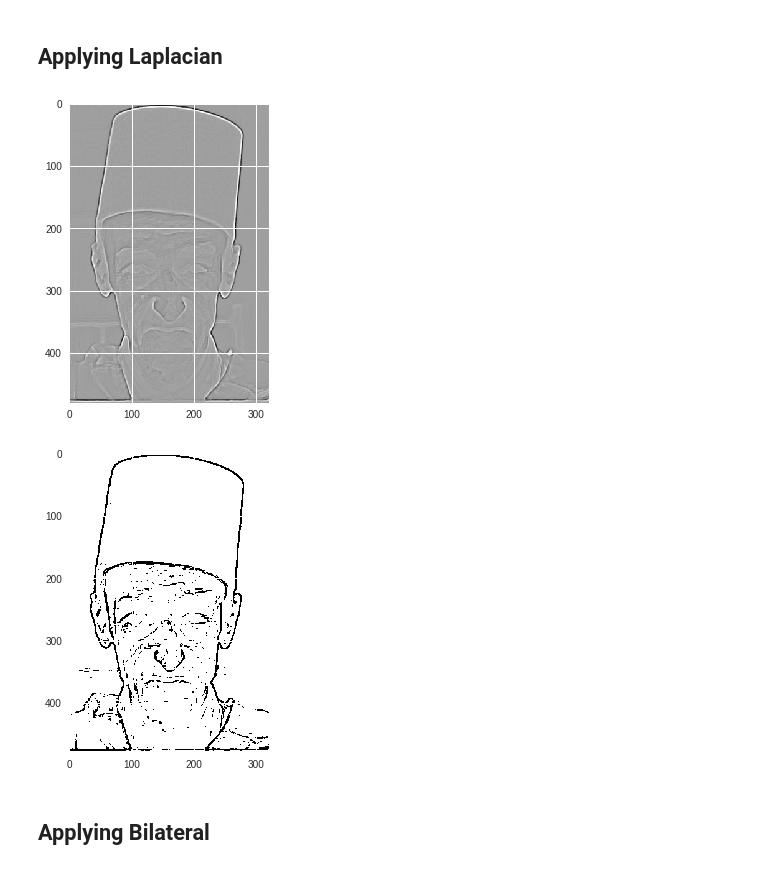
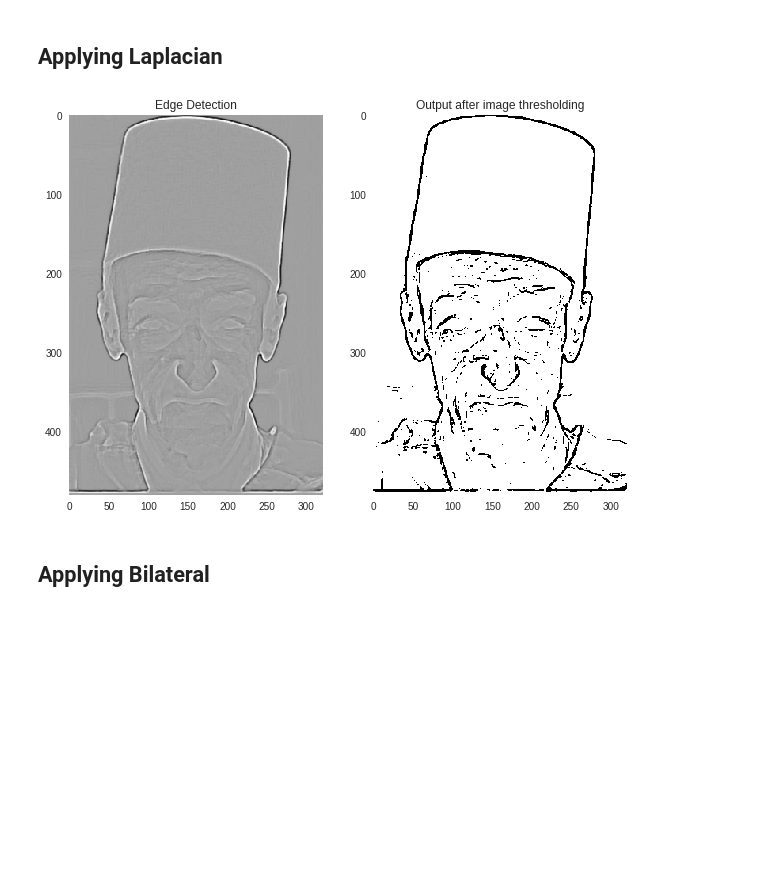
Before and after one commit to FNSYacoub/Cartoonify-Images, a Jupyter notebook: Cartoonify_Images.ipynb, the cells around one changed output. Saved outputs shown, nothing was run; the diff lists cells and outputs as text; code cells hidden in the pictures; blank space fills up the shorter version.

```diff
--- a/Cartoonify_Images.ipynb
+++ b/Cartoonify_Images.ipynb
@@ -49,3 +49,5 @@ Archive:  /content/img.zip
+# %%
+plt.rcParams["axes.grid"] = False
 # %% [markdown]
 ## Loading Images
 # %%
@@ -79,17 +86,19 @@ plt.show(True)
 # %%
 # applying laplacian filter with kernel size = 5
 laplacian = cv2.Laplacian(median,ddepth = cv2.CV_64F,ksize = 5,scale = 1,delta = 1)
-plt.imshow(laplacian)
-plt.show(True)
-
 #binary threshold black < 125 and white >= 125
 ret,after_threshold = cv2.threshold(laplacian,125,255,cv2.THRESH_BINARY)
 # after_threshold = cv2.adaptiveThreshold(laplacian, 255, cv2.ADAPTIVE_THRESH_GAUSSIAN_C, cv2.THRESH_BINARY, 125, 1)
+plt.figure(figsize=(10,10))
+subplot(1,2,1)
+title('Edge Detection')
+plt.imshow(laplacian)
+subplot(1,2,2)
+title('Output after image thresholding')
 plt.imshow(after_threshold)
-plt.show(True)
+show()
 # %% [output]
-[figure, old version]
+[figure, new version]
-[figure, removed]
 # %% [markdown]
 ## Applying Bilateral
 # %%
```
Also changed, not shown: parts of 13 cells of this notebook.
